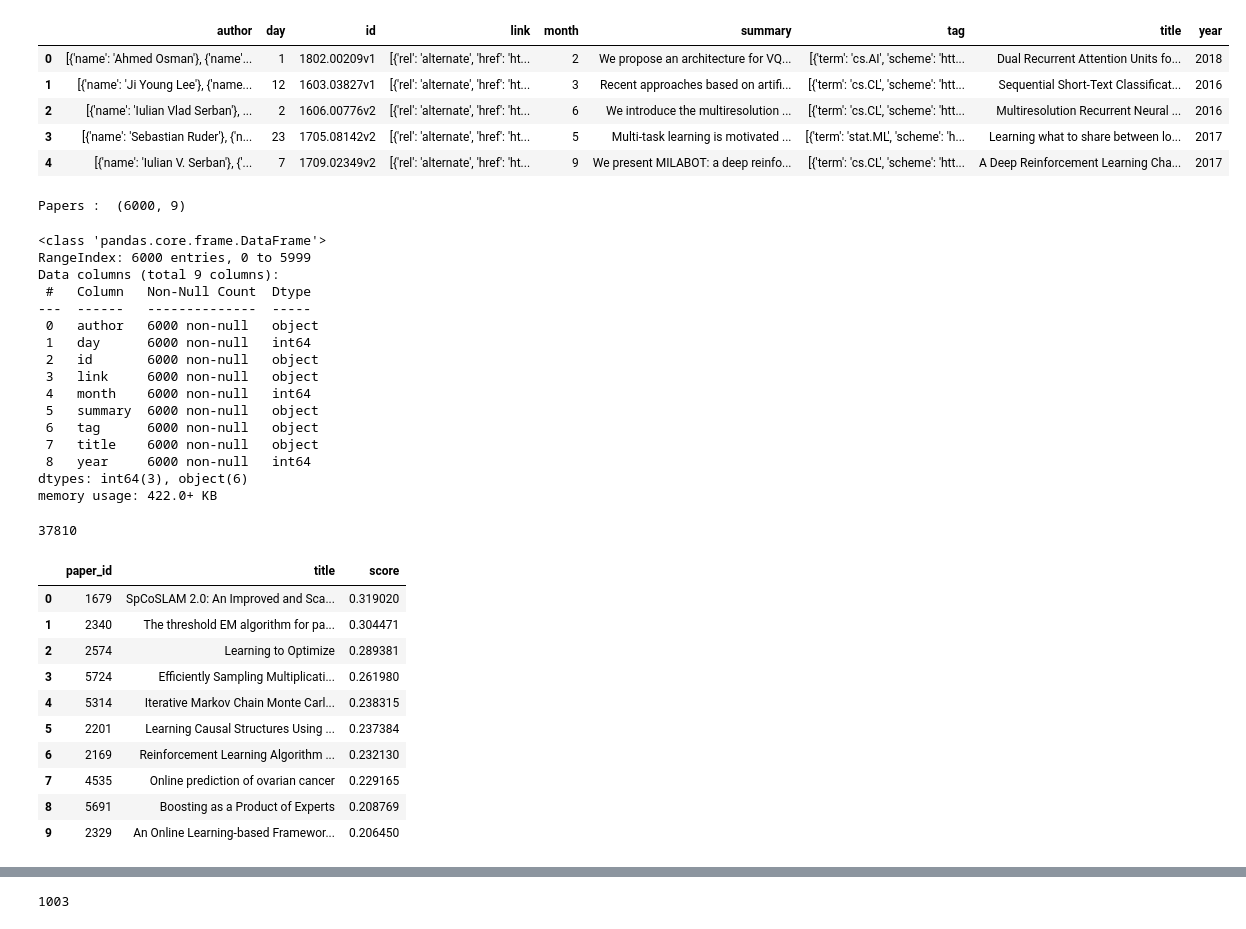
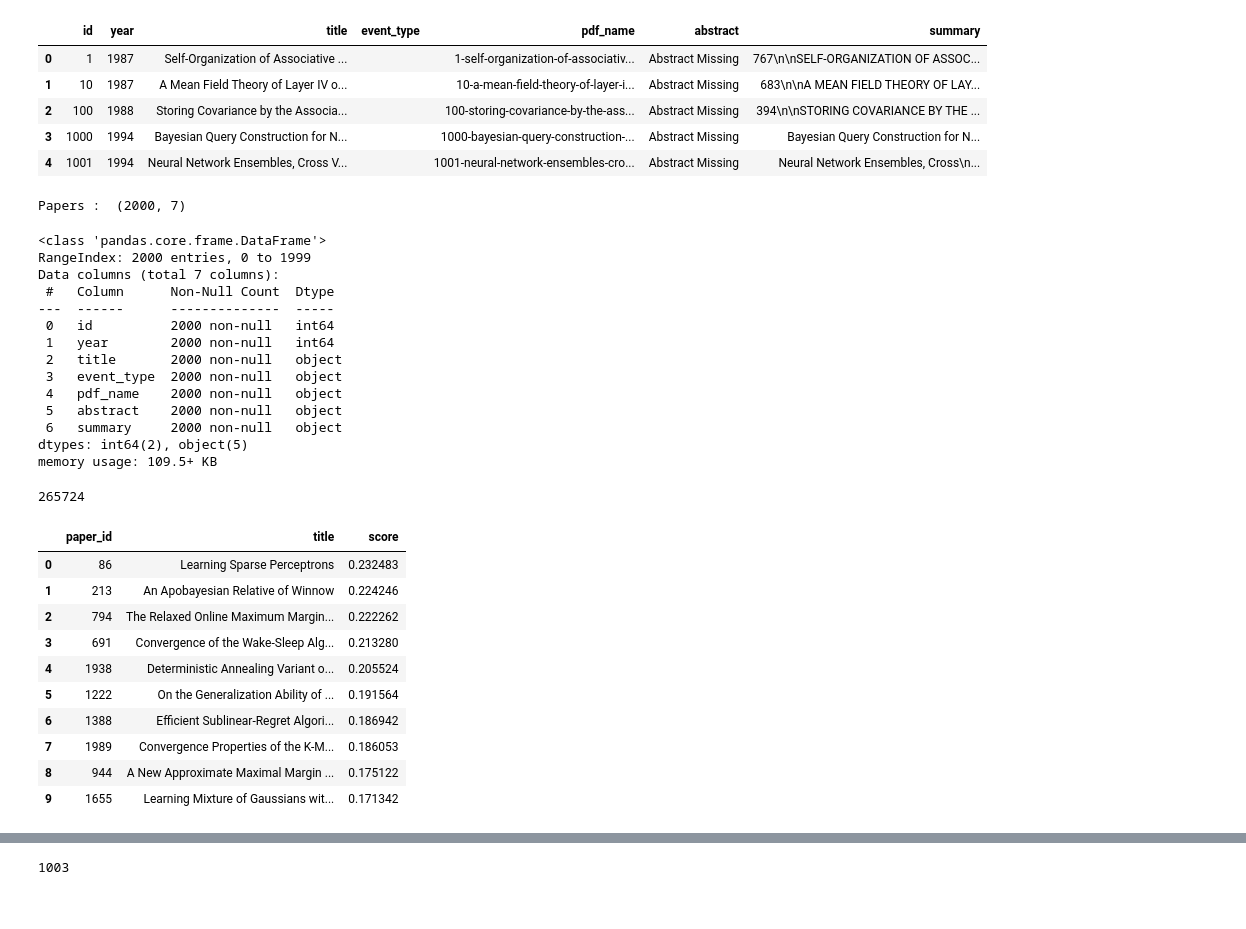
Before and after one commit to Veys101/Paper-Recommendation-Application, a Jupyter notebook: Content-Based-Filtering/Content_Based_Filtering_v1.0.ipynb, the cells around one changed output, grey strips where cells are left out. Cells and saved outputs as stored; diff of their text form; code cells hidden in the pictures.

```diff
--- a/Content-Based-Filtering/Content_Based_Filtering_v1.0.ipynb
+++ b/Content-Based-Filtering/Content_Based_Filtering_v1.0.ipynb
@@ -4,39 +4,40 @@ import pandas as pd
 import numpy as np
 # %%
 #papers_df is pandas dataframe object
-papers_df = pd.read_json('Papers_Metadata_6K.json')
+#papers_df = pd.read_json('Papers_Metadata_6K.json')
+
+papers_df = pd.read_json('NIP_DataSet/papers_2K.json',lines=True)
+papers_df.rename(columns = {"paper_text" : "summary"},inplace=True)
 
 papers_df.head()
 # %% [output]
-|  | author | day | id | link | month | summary | tag | title | year |
-| 0 | [{'name': 'Ahmed Osman'}, {'name'... | 1 | 1802.00209v1 | [{'rel': 'alternate', 'href': 'ht... | 2 | We propose an architecture for VQ... | [{'term': 'cs.AI', 'scheme': 'htt... | Dual Recurrent Attention Units fo... | 2018 |
-| 1 | [{'name': 'Ji Young Lee'}, {'name... | 12 | 1603.03827v1 | [{'rel': 'alternate', 'href': 'ht... | 3 | Recent approaches based on artifi... | [{'term': 'cs.CL', 'scheme': 'htt... | Sequential Short-Text Classificat... | 2016 |
-| 2 | [{'name': 'Iulian Vlad Serban'}, ... | 2 | 1606.00776v2 | [{'rel': 'alternate', 'href': 'ht... | 6 | We introduce the multiresolution ... | [{'term': 'cs.CL', 'scheme': 'htt... | Multiresolution Recurrent Neural ... | 2016 |
-| 3 | [{'name': 'Sebastian Ruder'}, {'n... | 23 | 1705.08142v2 | [{'rel': 'alternate', 'href': 'ht... | 5 | Multi-task learning is motivated ... | [{'term': 'stat.ML', 'scheme': 'h... | Learning what to share between lo... | 2017 |
-| 4 | [{'name': 'Iulian V. Serban'}, {'... | 7 | 1709.02349v2 | [{'rel': 'alternate', 'href': 'ht... | 9 | We present MILABOT: a deep reinfo... | [{'term': 'cs.CL', 'scheme': 'htt... | A Deep Reinforcement Learning Cha... | 2017 |
+|  | id | year | title | event_type | pdf_name | abstract | summary |
+| 0 | 1 | 1987 | Self-Organization of Associative ... |  | 1-self-organization-of-associativ... | Abstract Missing | 767\n\nSELF-ORGANIZATION OF ASSOC... |
+| 1 | 10 | 1987 | A Mean Field Theory of Layer IV o... |  | 10-a-mean-field-theory-of-layer-i... | Abstract Missing | 683\n\nA MEAN FIELD THEORY OF LAY... |
+| 2 | 100 | 1988 | Storing Covariance by the Associa... |  | 100-storing-covariance-by-the-ass... | Abstract Missing | 394\n\nSTORING COVARIANCE BY THE ... |
+| 3 | 1000 | 1994 | Bayesian Query Construction for N... |  | 1000-bayesian-query-construction-... | Abstract Missing | Bayesian Query Construction for N... |
+| 4 | 1001 | 1994 | Neural Network Ensembles, Cross V... |  | 1001-neural-network-ensembles-cro... | Abstract Missing | Neural Network Ensembles, Cross\n... |
 # %%
 print("Papers : ", papers_df.shape)
 # %% [output]
-Papers :  (6000, 9)
+Papers :  (2000, 7)
 # %%
 papers_df.info()
 # %% [output]
 <class 'pandas.core.frame.DataFrame'>
-RangeIndex: 6000 entries, 0 to 5999
-Data columns (total 9 columns):
- #   Column   Non-Null Count  Dtype
----  ------   --------------  -----
- 0   author   6000 non-null   object
- 1   day      6000 non-null   int64
- 2   id       6000 non-null   object
- 3   link     6000 non-null   object
- 4   month    6000 non-null   int64
- 5   summary  6000 non-null   object
- 6   tag      6000 non-null   object
- 7   title    6000 non-null   object
- 8   year     6000 non-null   int64
-dtypes: int64(3), object(6)
-memory usage: 422.0+ KB
+RangeIndex: 2000 entries, 0 to 1999
+Data columns (total 7 columns):
+ #   Column      Non-Null Count  Dtype
+---  ------      --------------  -----
+ 0   id          2000 non-null   int64
+ 1   year        2000 non-null   int64
+ 2   title       2000 non-null   object
+ 3   event_type  2000 non-null   object
+ 4   pdf_name    2000 non-null   object
+ 5   abstract    2000 non-null   object
+ 6   summary     2000 non-null   object
+dtypes: int64(2), object(5)
+memory usage: 109.5+ KB
 # %%
 from sklearn.feature_extraction.text import TfidfVectorizer
 
@@ -75,18 +76,18 @@ df = Find_Paper_Given_By_Keyword(words, "algorithm")
 # %%
 len(words)
 # %% [output]
-37810
+265724
 # %%
 df.head(10)
 # %% [output]
 |  | paper_id | title | score |
-| 0 | 1679 | SpCoSLAM 2.0: An Improved and Sca... | 0.319020 |
-| 1 | 2340 | The threshold EM algorithm for pa... | 0.304471 |
-| 2 | 2574 | Learning to Optimize | 0.289381 |
-| 3 | 5724 | Efficiently Sampling Multiplicati... | 0.261980 |
-| 4 | 5314 | Iterative Markov Chain Monte Carl... | 0.238315 |
-| 5 | 2201 | Learning Causal Structures Using ... | 0.237384 |
-| 6 | 2169 | Reinforcement Learning Algorithm ... | 0.232130 |
-| 7 | 4535 | Online prediction of ovarian cancer | 0.229165 |
-| 8 | 5691 | Boosting as a Product of Experts | 0.208769 |
-| 9 | 2329 | An Online Learning-based Framewor... | 0.206450 |
+| 0 | 86 | Learning Sparse Perceptrons | 0.232483 |
+| 1 | 213 | An Apobayesian Relative of Winnow | 0.224246 |
+| 2 | 794 | The Relaxed Online Maximum Margin... | 0.222262 |
+| 3 | 691 | Convergence of the Wake-Sleep Alg... | 0.213280 |
+| 4 | 1938 | Deterministic Annealing Variant o... | 0.205524 |
+| 5 | 1222 | On the Generalization Ability of ... | 0.191564 |
+| 6 | 1388 | Efficient Sublinear-Regret Algori... | 0.186942 |
+| 7 | 1989 | Convergence Properties of the K-M... | 0.186053 |
+| 8 | 944 | A New Approximate Maximal Margin ... | 0.175122 |
+| 9 | 1655 | Learning Mixture of Gaussians wit... | 0.171342 |
```
Also changed, not shown: parts of 12 cells of this notebook, 1 other file.
